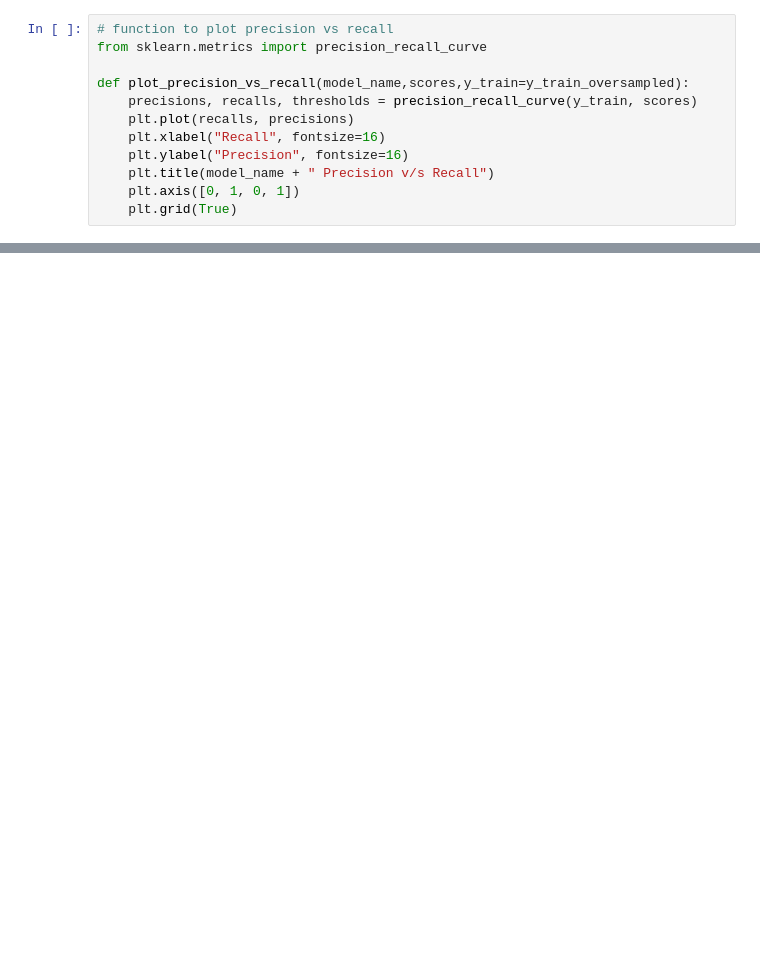
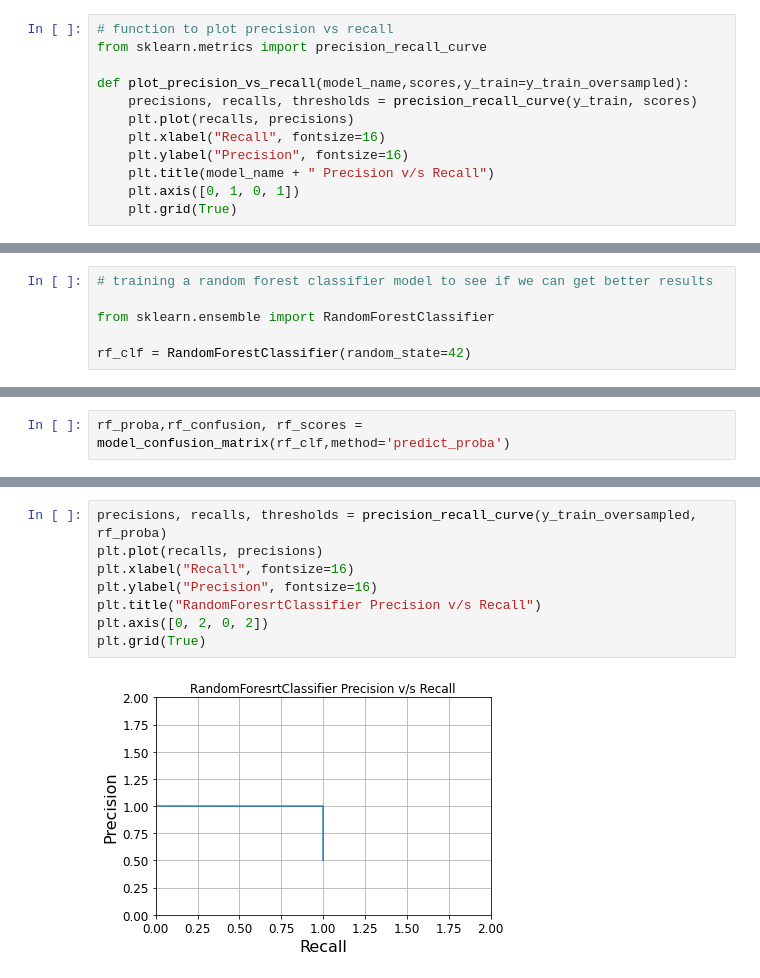
Before and after one commit to saaranshM/credit-card-fraud-detection, a Jupyter notebook: MLI_Fraud_Detecion.ipynb, the cells around one changed output, grey strips where cells are left out. Drawn from its saved outputs; the diff is of its cells as text; blank space fills up the shorter version.

Commit message:
first predictions done

```diff
--- a/MLI_Fraud_Detecion.ipynb
+++ b/MLI_Fraud_Detecion.ipynb
@@ -175,0 +204,6 @@ plot_precision_vs_recall("SGDClassifier",sgd_scores)
+# %%
+# training a random forest classifier model to see if we can get better results
+
+from sklearn.ensemble import RandomForestClassifier
+
+rf_clf = RandomForestClassifier(random_state=42)
@@ -175,0 +214,2 @@ plot_precision_vs_recall("SGDClassifier",sgd_scores)
+# %%
+rf_proba,rf_confusion, rf_scores = model_confusion_matrix(rf_clf,method='predict_proba')
@@ -175,0 +232,10 @@ plot_precision_vs_recall("SGDClassifier",sgd_scores)
+# %%
+precisions, recalls, thresholds = precision_recall_curve(y_train_oversampled, rf_proba)
+plt.plot(recalls, precisions)
+plt.xlabel("Recall", fontsize=16)
+plt.ylabel("Precision", fontsize=16)
+plt.title("RandomForesrtClassifier Precision v/s Recall")
+plt.axis([0, 2, 0, 2])
+plt.grid(True)
+# %% [output]
+[figure, added]
```
Also changed, not shown: parts of 25 cells of this notebook.
